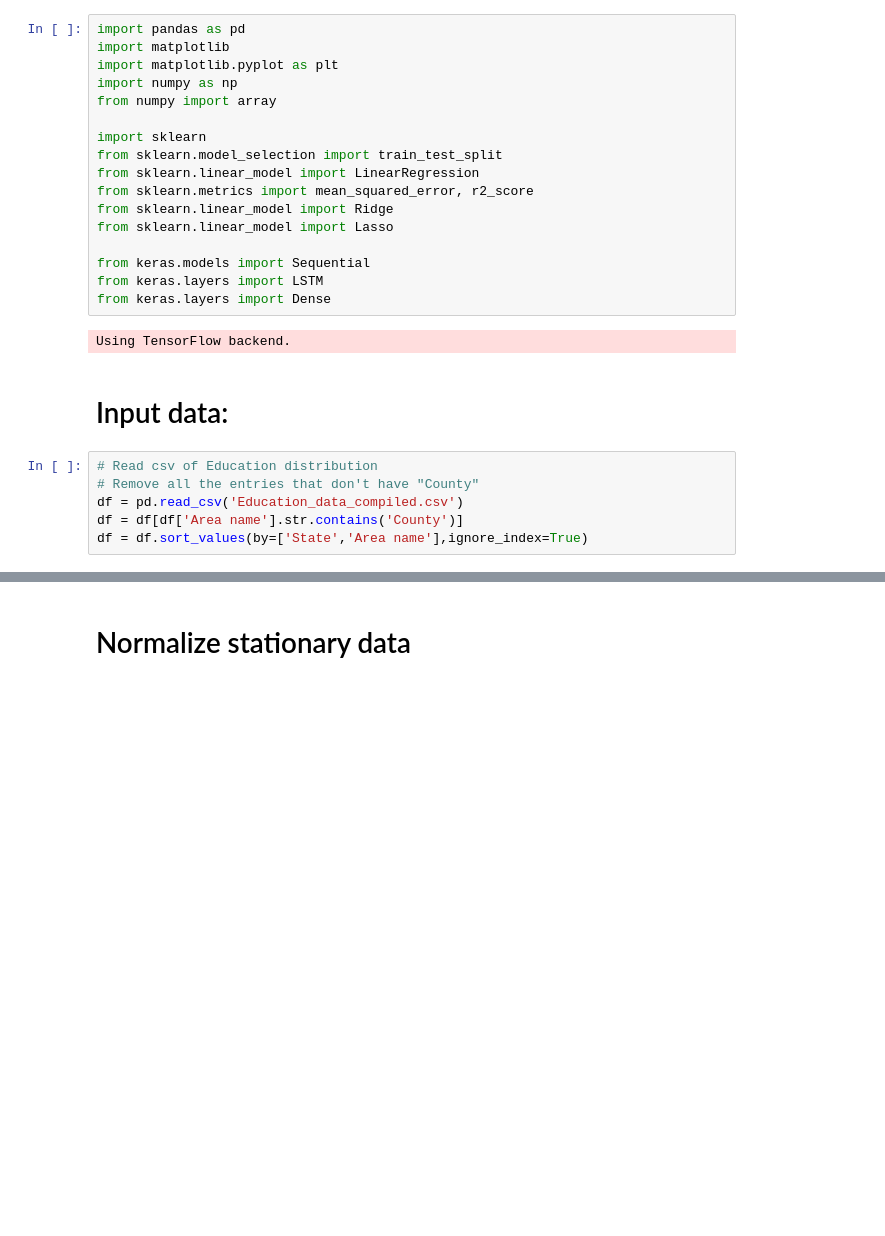
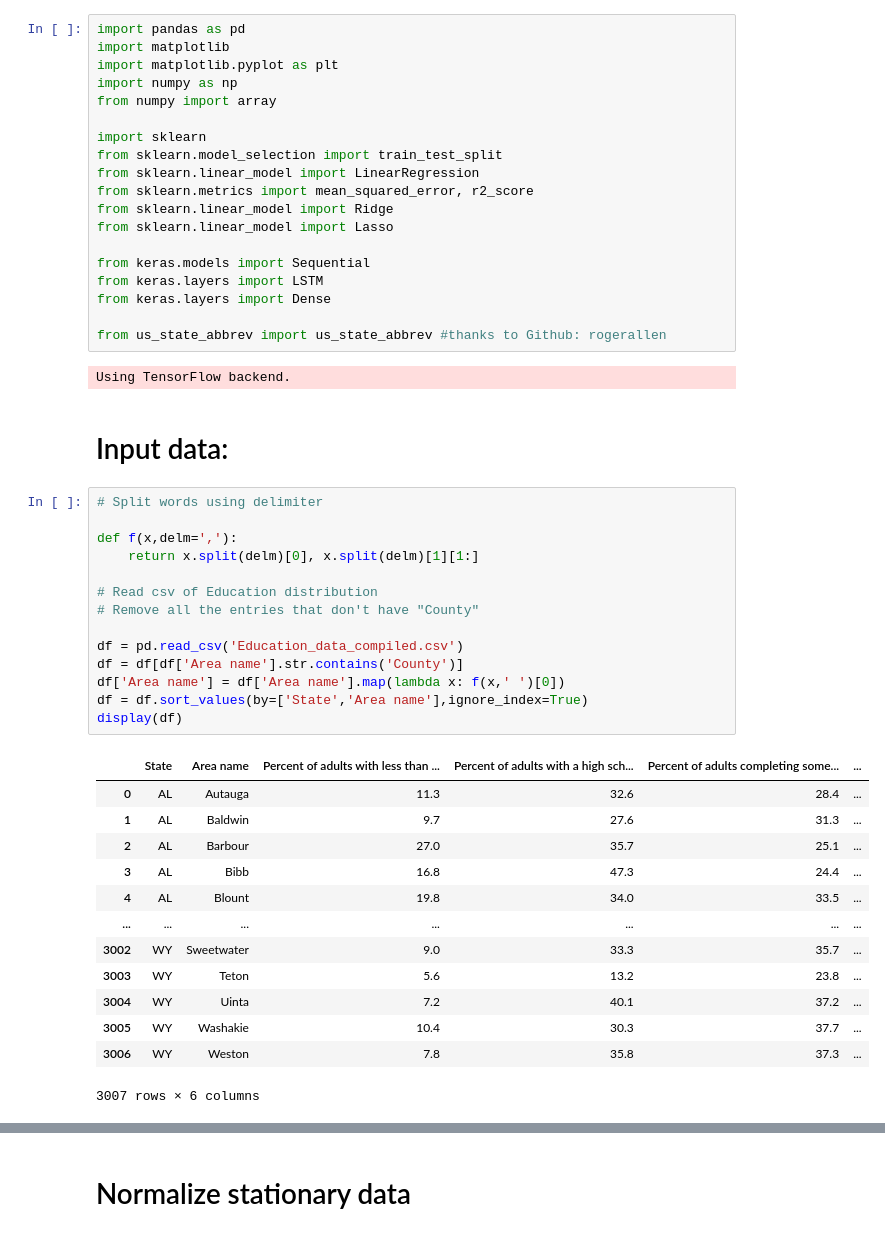
Before and after one commit to trannghia207/470Project, a Jupyter notebook: 470_Project_FLYT.ipynb, the cells around one changed output, grey strips where cells are left out. Cells and saved outputs as stored; diff of their text form; blank space fills up the shorter version.

```diff
--- a/470_Project_FLYT.ipynb
+++ b/470_Project_FLYT.ipynb
@@ -15,16 +15,40 @@ from sklearn.linear_model import Lasso
 from keras.models import Sequential
 from keras.layers import LSTM
 from keras.layers import Dense
+
+from us_state_abbrev import us_state_abbrev #thanks to Github: rogerallen
 # %% [output]
 Using TensorFlow backend.
 # %% [markdown]
 # Input data:
 # %%
+# Split words using delimiter
+
+def f(x,delm=','):
+    return x.split(delm)[0], x.split(delm)[1][1:]
+
 # Read csv of Education distribution
 # Remove all the entries that don't have "County"
+
 df = pd.read_csv('Education_data_compiled.csv')
 df = df[df['Area name'].str.contains('County')]
+df['Area name'] = df['Area name'].map(lambda x: f(x,' ')[0])
 df = df.sort_values(by=['State','Area name'],ignore_index=True)
+display(df)
+# %% [output]
+|  | State | Area name | Percent of adults with less than ... | Percent of adults with a high sch... | Percent of adults completing some... | ... |
+| 0 | AL | Autauga | 11.3 | 32.6 | 28.4 | ... |
+| 1 | AL | Baldwin | 9.7 | 27.6 | 31.3 | ... |
+| 2 | AL | Barbour | 27.0 | 35.7 | 25.1 | ... |
+| 3 | AL | Bibb | 16.8 | 47.3 | 24.4 | ... |
+| 4 | AL | Blount | 19.8 | 34.0 | 33.5 | ... |
+| ... | ... | ... | ... | ... | ... | ... |
+| 3002 | WY | Sweetwater | 9.0 | 33.3 | 35.7 | ... |
+| 3003 | WY | Teton | 5.6 | 13.2 | 23.8 | ... |
+| 3004 | WY | Uinta | 7.2 | 40.1 | 37.2 | ... |
+| 3005 | WY | Washakie | 10.4 | 30.3 | 37.7 | ... |
+| 3006 | WY | Weston | 7.8 | 35.8 | 37.3 | ... |
+3007 rows × 6 columns
 # %%
 # Add columns of Unemployment and Median HH Income
 new_df = pd.read_csv('Unemployed_data_compiled.csv')
```
Also changed, not shown: parts of 15 cells of this notebook, 1 other file.
